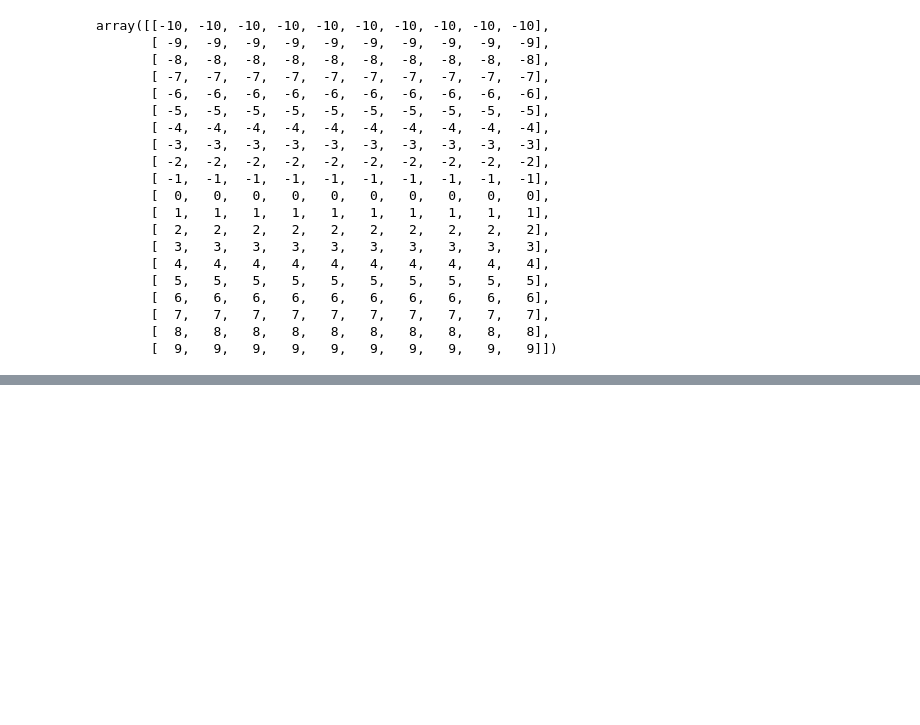
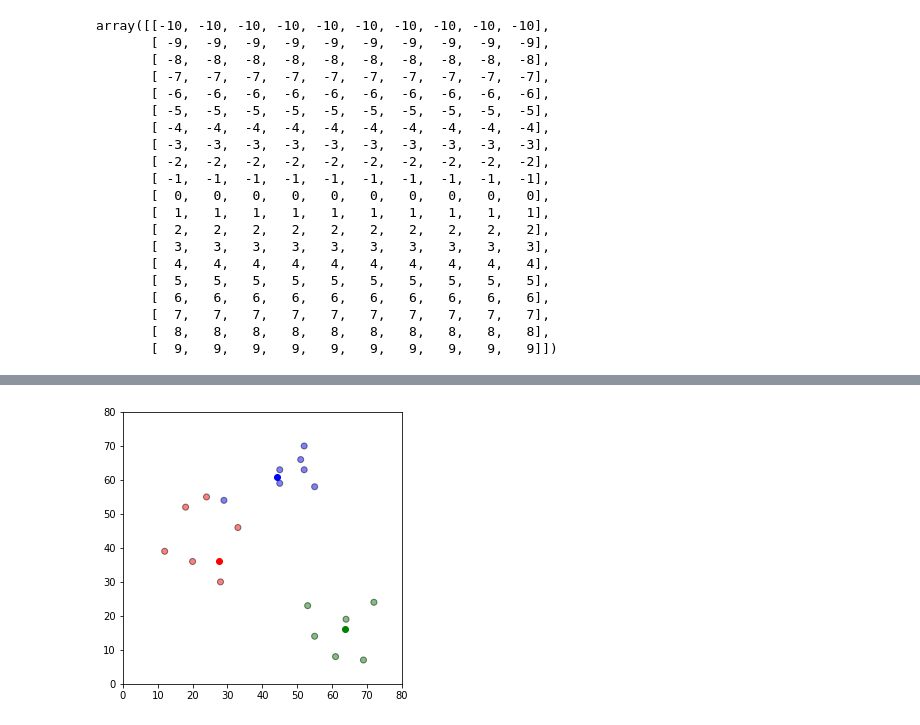
Before and after one commit to Deepak-Marichi/python-101, a Jupyter notebook: Python-for-Data-Science.ipynb, the cells around one changed output, grey strips where cells are left out. Saved outputs shown, nothing was run; the diff lists cells and outputs as text; code cells hidden in the pictures; blank space fills up the shorter version.

```diff
--- a/Python-for-Data-Science.ipynb
+++ b/Python-for-Data-Science.ipynb
@@ -1030,0 +1187,15 @@ array([[-10, -10, -10, -10, -10, -10, -10, -10, -10, -10],
+# %%
+## Repeat Assigment Stage
+
+df = assignment(df, centroids)
+
+# Plot results
+fig = plt.figure(figsize=(5, 5))
+plt.scatter(df['x'], df['y'], color=df['color'], alpha=0.5, edgecolor='k')
+for i in centroids.keys():
+    plt.scatter(*centroids[i], color=colmap[i])
+plt.xlim(0, 80)
+plt.ylim(0, 80)
+plt.show()
+# %% [output]
+[figure, added]
```
Also changed, not shown: parts of 15 cells of this notebook.
